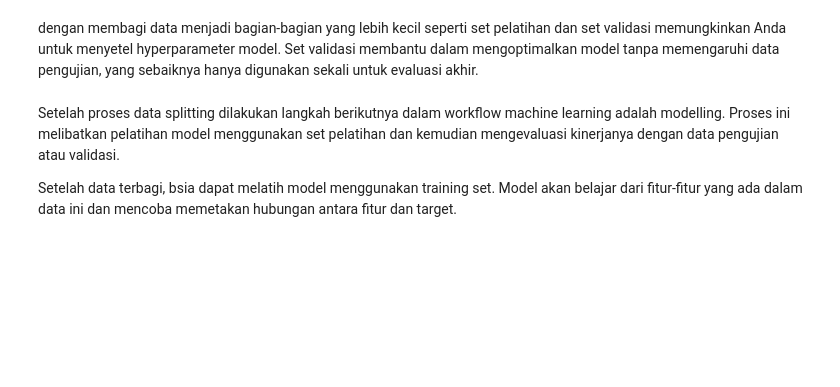
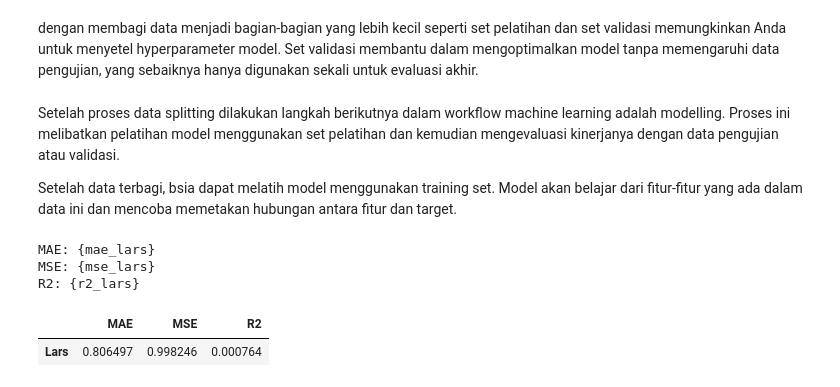
Before and after one commit to Luseat/dicoding_task_project_regession, a Jupyter notebook: dicoding_task_project_regression.ipynb, the cells around one changed output. Saved outputs shown, nothing was run; the diff lists cells and outputs as text; code cells hidden in the pictures; blank space fills up the shorter version.

```diff
--- a/dicoding_task_project_regression.ipynb
+++ b/dicoding_task_project_regression.ipynb
@@ -271,3 +271,31 @@ from sklearn import linear_model
 lars = linear_model.Lars(n_nonzero_coefs=1).fit(x_train, y_train)
 
 pred_lars = lars.predict(x_test)
+# %%
+from sklearn.metrics import mean_absolute_error, mean_squared_error, r2_score
+mae_lars = mean_absolute_error(y_test, pred_lars)
+mse_lars = mean_squared_error(y_test, pred_lars)
+r2_lars = r2_score(y_test, pred_lars)
+
+
+print("MAE: {mae_lars}")
+print("MSE: {mse_lars}")
+print("R2: {r2_lars}")
+# %% [output]
+MAE: {mae_lars}
+MSE: {mse_lars}
+R2: {r2_lars}
+# %%
+# Membuat dictionary untuk menyimpan hasil evaluasi
+data = {
+    'MAE': [mae_lars],
+    'MSE': [mse_lars],
+    'R2': [r2_lars]
+}
+
+# Konversi dictionary menjadi DataFrame
+df_results = pd.DataFrame(data, index=['Lars'])
+df_results
+# %% [output]
+|  | MAE | MSE | R2 |
+| Lars | 0.806497 | 0.998246 | 0.000764 |
```
Also changed, not shown: parts of 2 cells of this notebook.
